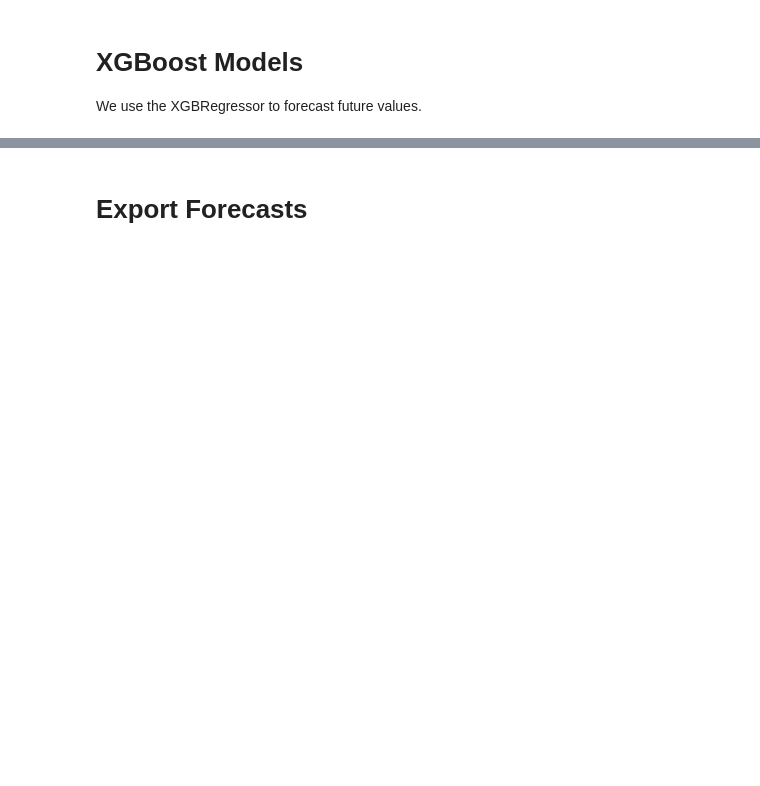
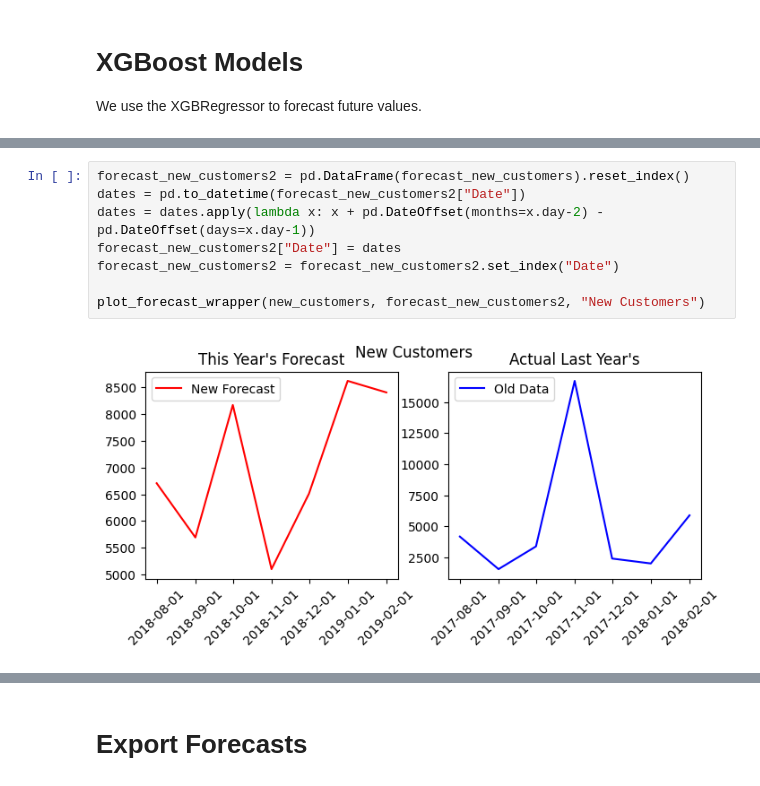
Before and after one commit to torchlightwizard/Data-Analysis-Pakistan-Ecommerce, a Jupyter notebook: notebooks/modeling.ipynb, the cells around one changed output, grey strips where cells are left out. Cells and saved outputs as stored; diff of their text form; blank space fills up the shorter version.

```diff
--- a/notebooks/modeling.ipynb
+++ b/notebooks/modeling.ipynb
@@ -635,0 +814,10 @@ xgbregressor_wrapper(sup_orders, 10)
+# %%
+forecast_new_customers2 = pd.DataFrame(forecast_new_customers).reset_index()
+dates = pd.to_datetime(forecast_new_customers2["Date"])
+dates = dates.apply(lambda x: x + pd.DateOffset(months=x.day-2) - pd.DateOffset(days=x.day-1))
+forecast_new_customers2["Date"] = dates
+forecast_new_customers2 = forecast_new_customers2.set_index("Date")
+
+plot_forecast_wrapper(new_customers, forecast_new_customers2, "New Customers")
+# %% [output]
+[figure, added]
```
Also changed, not shown: parts of 31 cells of this notebook.
